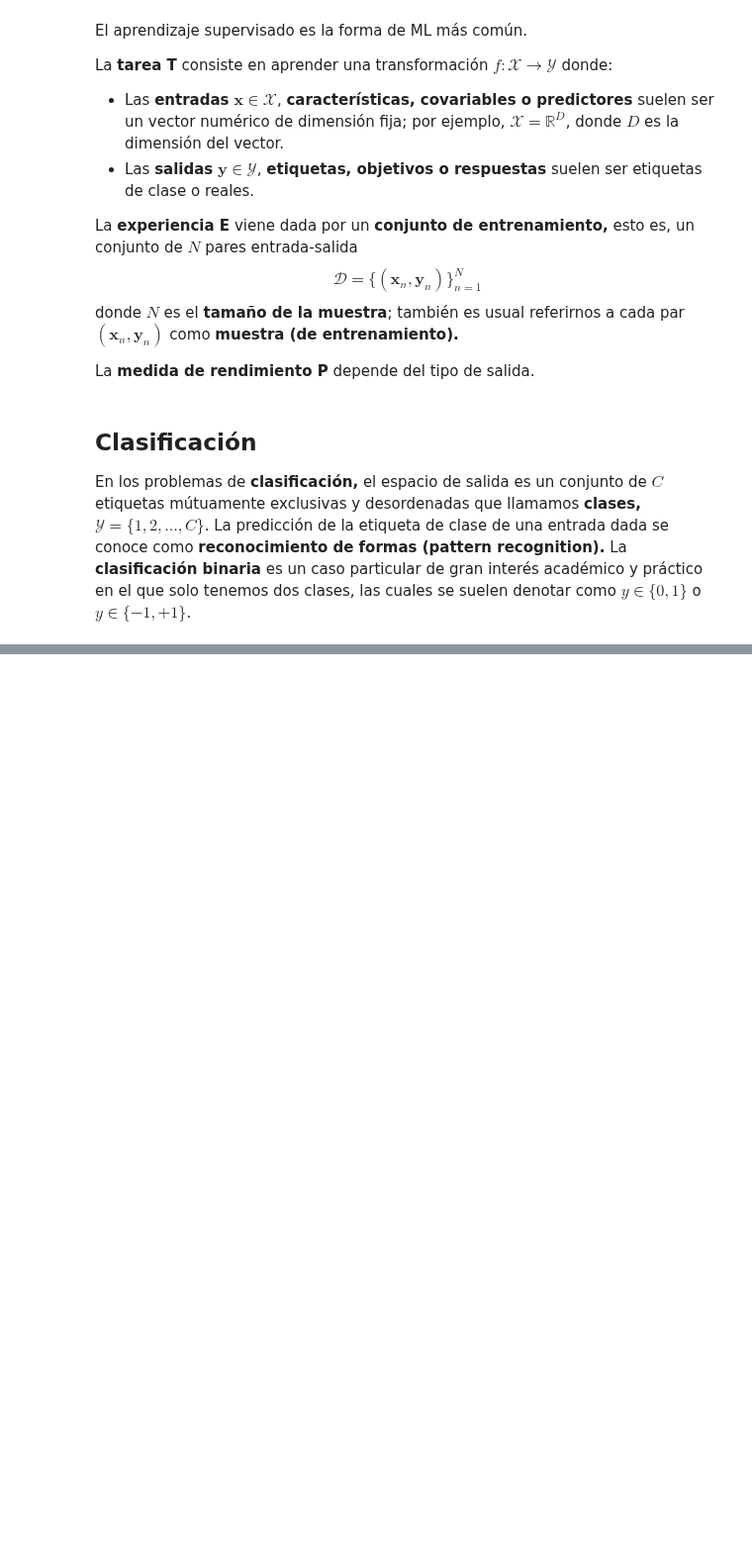
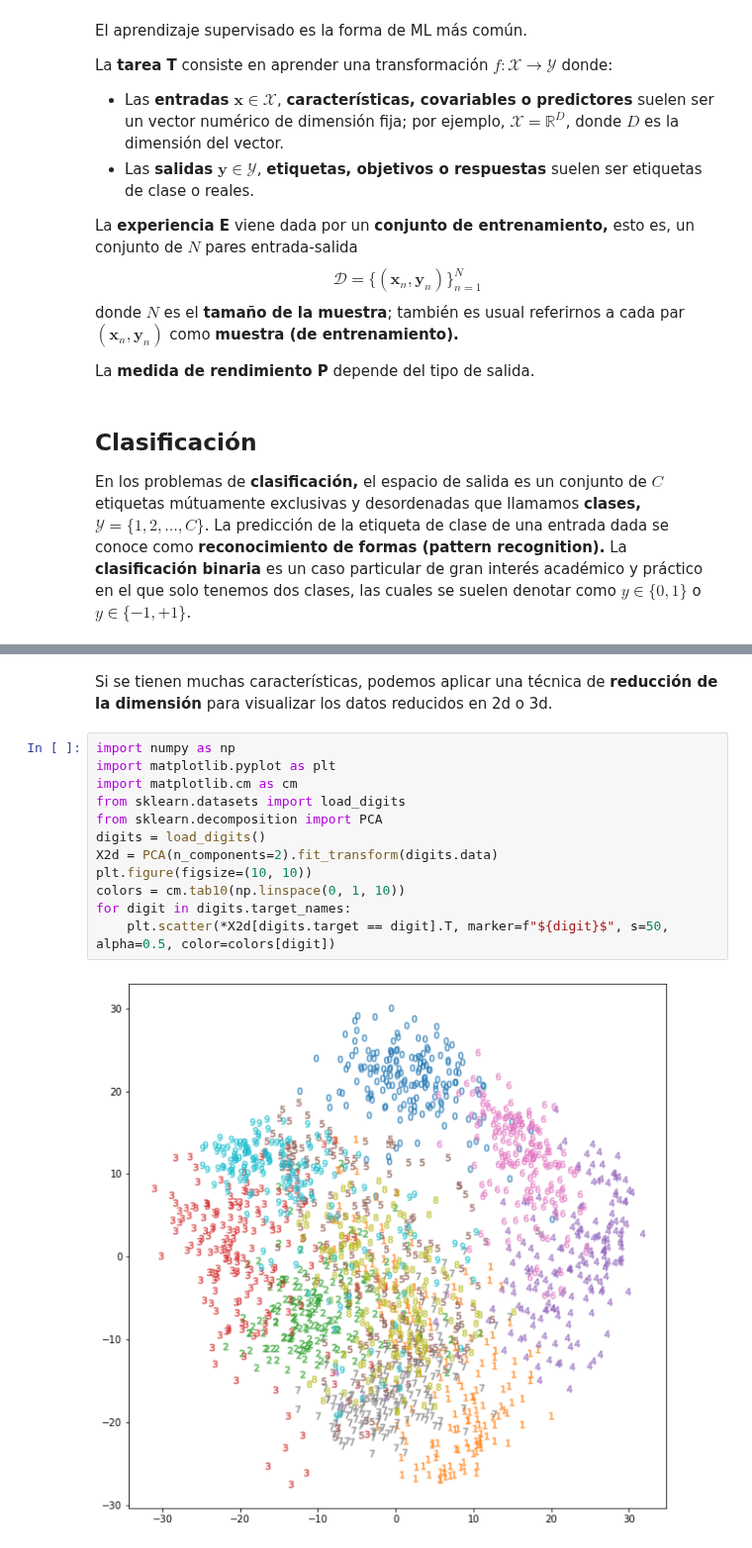
Before and after one commit to AlfonsJ/PML1, a Jupyter notebook: T01 Introducción/1.2 Aprendizaje supervisado.ipynb, the cells around one changed output, grey strips where cells are left out. Shown at 99% size. Cells and saved outputs as stored; diff of their text form; blank space fills up the shorter version.

```diff
--- a/T01 Introducción/1.2 Aprendizaje supervisado.ipynb
+++ b/T01 Introducción/1.2 Aprendizaje supervisado.ipynb
@@ -30,0 +63,16 @@ Ai igual que en otras muchas tareas de aprendizaje supervisado, en el caso de ir
+# %% [markdown]
+Si se tienen muchas características, podemos aplicar una técnica de **reducción de la dimensión** para visualizar los datos reducidos en 2d o 3d.
+# %%
+import numpy as np
+import matplotlib.pyplot as plt
+import matplotlib.cm as cm
+from sklearn.datasets import load_digits
+from sklearn.decomposition import PCA
+digits = load_digits()
+X2d = PCA(n_components=2).fit_transform(digits.data)
+plt.figure(figsize=(10, 10))
+colors = cm.tab10(np.linspace(0, 1, 10))
+for digit in digits.target_names:
+    plt.scatter(*X2d[digits.target == digit].T, marker=f"${digit}$", s=50, alpha=0.5, color=colors[digit])
+# %% [output]
+[figure, added]
```
Also changed, not shown: parts of 3 cells of this notebook.
